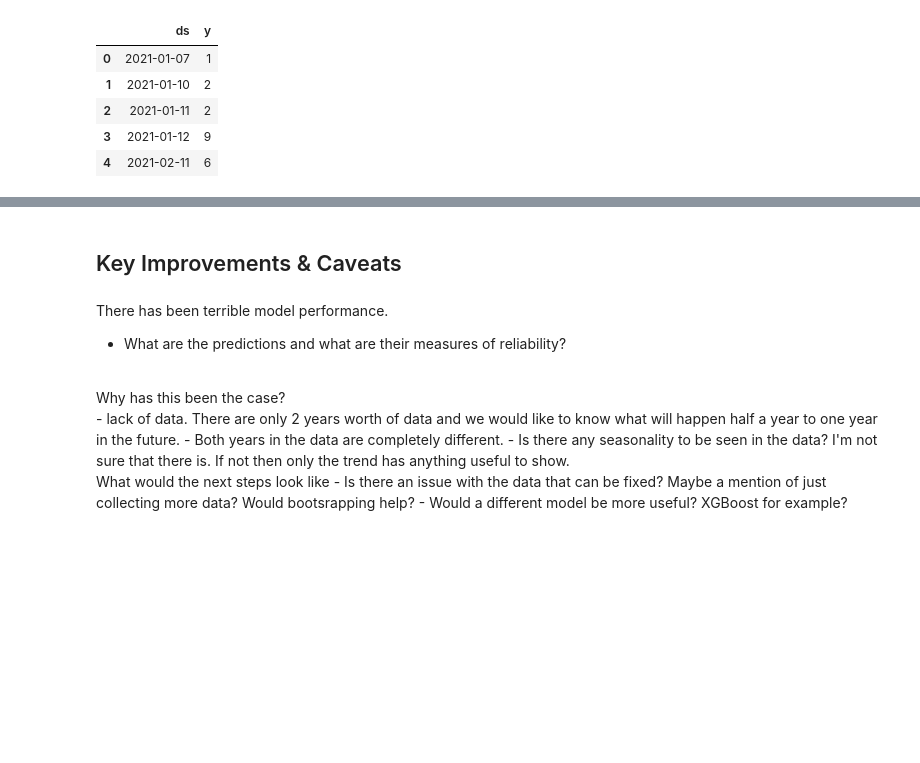
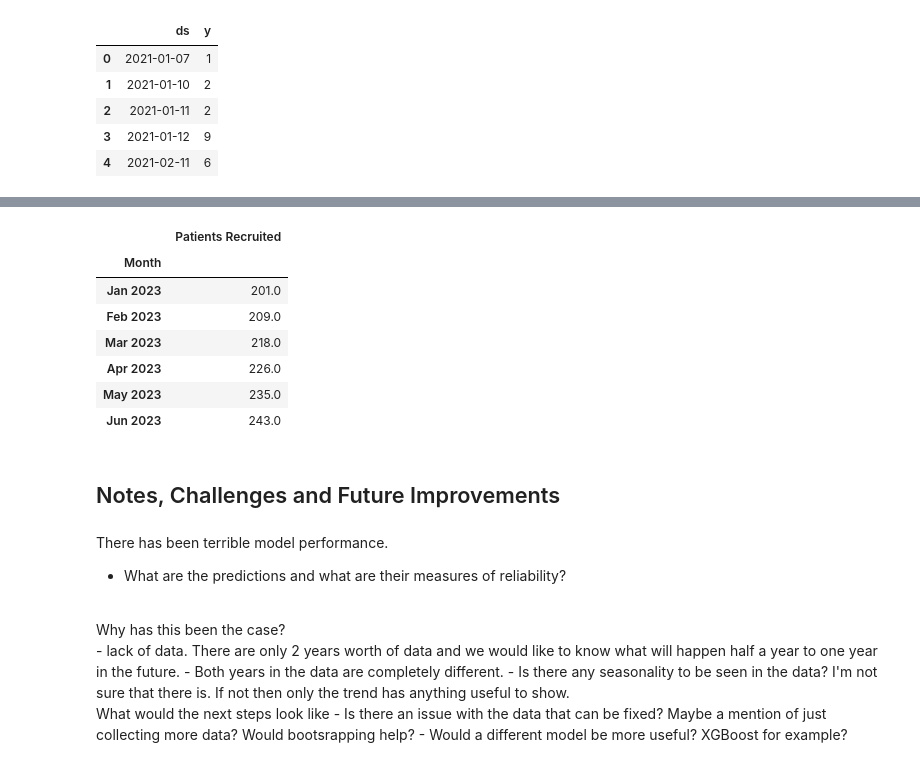
Before and after one commit to Louis-Bad/DACourse_prophet_forecast, a Jupyter notebook: forecasting.ipynb, the cells around one changed output, grey strips where cells are left out. Drawn from its saved outputs; the diff is of its cells as text; code cells hidden in the pictures; blank space fills up the shorter version.

```diff
--- a/forecasting.ipynb
+++ b/forecasting.ipynb
@@ -186,5 +224,31 @@ plt.show()
+# %%
+# A dataframe of the model's predictions for the following six months
+forecast_df = pd.DataFrame(final_forecast[['ds', 'yhat']][-6:])
+
+# Renaming columns
+forecast_df = forecast_df.rename(columns={'ds':'Month', 'yhat':'Patients Recruited'})
+
+# Reformating dates as 'Month Year'
+forecast_df['Month'] = [x.strftime('%b %Y') for x in forecast_df['Month']]
+
+# Setting the date column as the table's index
+forecast_df = forecast_df.set_index('Month')
+
+# rounding the values
+forecast_df['Patients Recruited'] = np.round(forecast_df['Patients Recruited'])
+
+forecast_df
+# %% [output]
+|  | Patients Recruited |
+| Month |  |
+| Jan 2023 | 201.0 |
+| Feb 2023 | 209.0 |
+| Mar 2023 | 218.0 |
+| Apr 2023 | 226.0 |
+| May 2023 | 235.0 |
+| Jun 2023 | 243.0 |
 # %% [markdown]
-## Key Improvements & Caveats
+## Notes, Challenges and Future Improvements
 # %% [markdown]
 There has been terrible model performance. <br>
 - What are the predictions and what are their measures of reliability?
```
Also changed, not shown: parts of 15 cells of this notebook.
